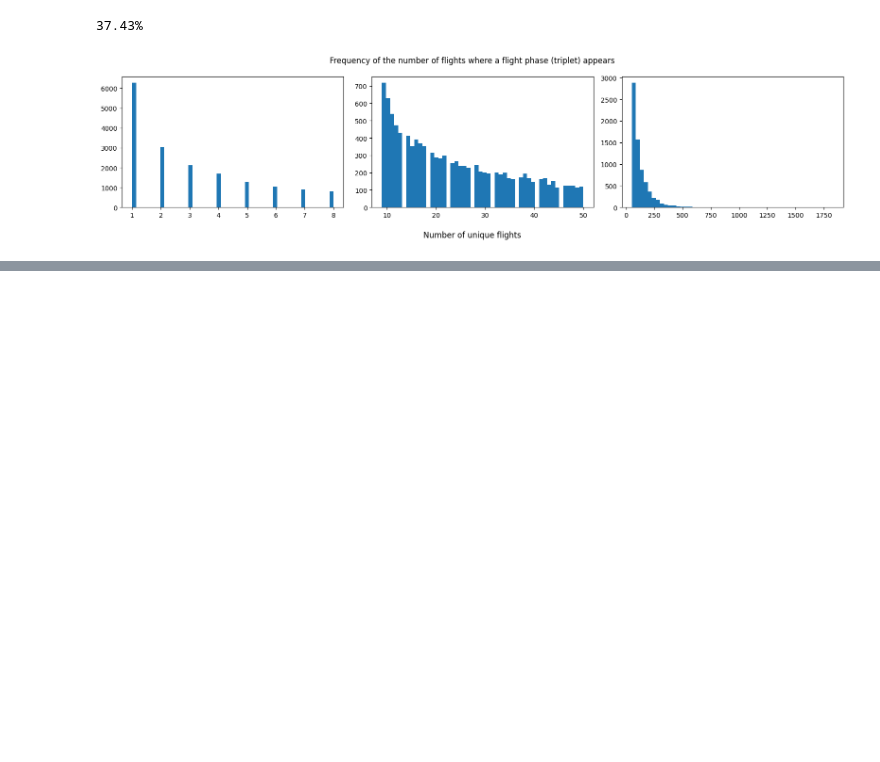
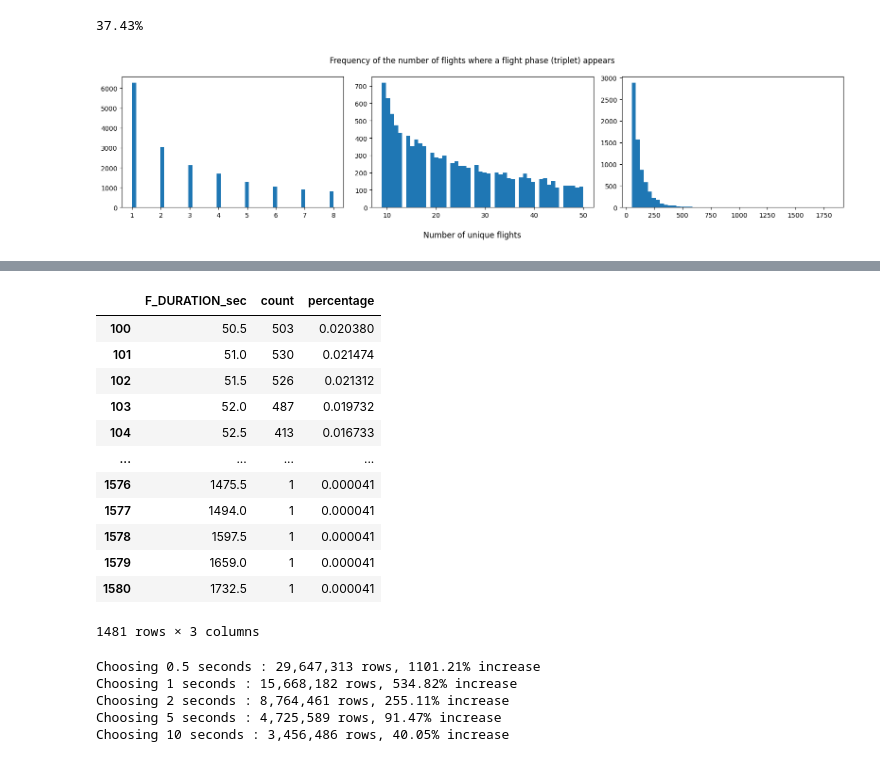
Before and after one commit to picqflorian/PIE-Airbus-Helicopter, a Jupyter notebook: exploration.ipynb, the cells around one changed output, grey strips where cells are left out. Saved outputs shown, nothing was run; the diff lists cells and outputs as text; code cells hidden in the pictures; blank space fills up the shorter version.

```diff
--- a/exploration.ipynb
+++ b/exploration.ipynb
@@ -141,0 +184,32 @@ plt.show()
+# %%
+durations_count[durations_count['F_DURATION_sec'] > 50]
+# %% [output]
+|  | F_DURATION_sec | count | percentage |
+| 100 | 50.5 | 503 | 0.020380 |
+| 101 | 51.0 | 530 | 0.021474 |
+| 102 | 51.5 | 526 | 0.021312 |
+| 103 | 52.0 | 487 | 0.019732 |
+| 104 | 52.5 | 413 | 0.016733 |
+| ... | ... | ... | ... |
+| 1576 | 1475.5 | 1 | 0.000041 |
+| 1577 | 1494.0 | 1 | 0.000041 |
+| 1578 | 1597.5 | 1 | 0.000041 |
+| 1579 | 1659.0 | 1 | 0.000041 |
+| 1580 | 1732.5 | 1 | 0.000041 |
+1481 rows × 3 columns
+# %%
+n = len(df['F_SESSION'])
+min_duration = [0.5, 1, 2, 5, 10] # in seconds
+
+for md in min_duration:
+    df['quantity'] = np.ceil(df['F_DURATION_sec']/md)
+    count = int(df['quantity'].sum())
+    inc = (count/n - 1)*100
+
+    print(f"Choosing {md} seconds : {count:,} rows, {inc:.2f}% increase")
+# %% [output]
+Choosing 0.5 seconds : 29,647,313 rows, 1101.21% increase
+Choosing 1 seconds : 15,668,182 rows, 534.82% increase
+Choosing 2 seconds : 8,764,461 rows, 255.11% increase
+Choosing 5 seconds : 4,725,589 rows, 91.47% increase
+Choosing 10 seconds : 3,456,486 rows, 40.05% increase
```
Also changed, not shown: parts of 11 cells of this notebook, 1 other file.
